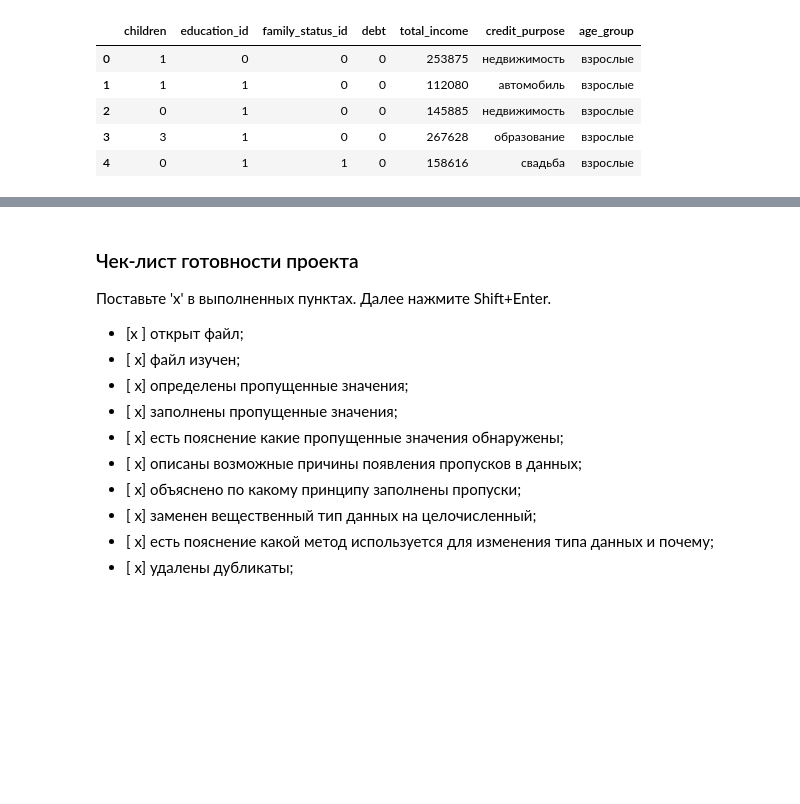
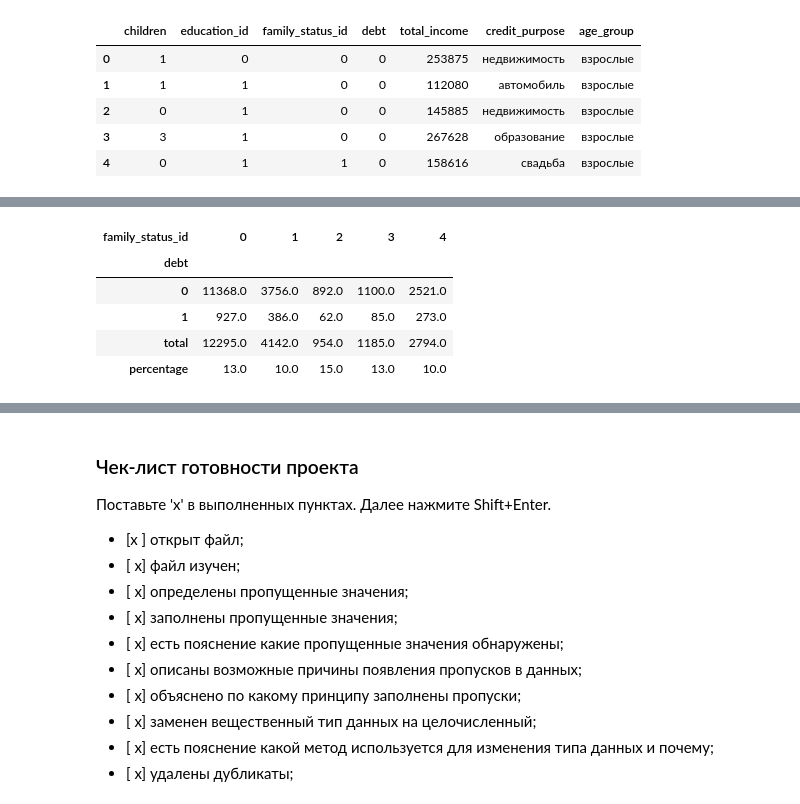
Before and after one commit to TinaMontana44/TM44, a Jupyter notebook: 1st/first.ipynb, the cells around one changed output, grey strips where cells are left out. Drawn from its saved outputs; the diff is of its cells as text; code cells hidden in the pictures; blank space fills up the shorter version.

```diff
--- a/1st/first.ipynb
+++ b/1st/first.ipynb
@@ -669,8 +669,9 @@ data_sort.head()
 | 3 | 3 | 1 | 0 | 0 | 267628 | образование | взрослые |
 | 4 | 0 | 1 | 1 | 0 | 158616 | свадьба | взрослые |
 # %%
-data_pivot = data_sort.pivot_table(index=['debt'], columns='family_status_id', values='children', aggfunc='count')
-print(data_pivot.head(10))
+data_family = data_sort.pivot_table(index=['debt'], columns='family_status_id', values='children', aggfunc='count')
+data_pivot
+data_family.reset_index(drop=True)
 #мы создали сводную таблицу
-# затемпосчитаем данные в процентном соотношении
+#затем посчитаем данные в процентном соотношении
 # %% [output]
@@ -686,0 +681,3 @@ data_pivot.reset_index(drop=True)
+# %%
+data_family.loc['total'] = data_family.loc[0] + data_family.loc[1]
+data_family
@@ -686,0 +690,10 @@ data_pivot.reset_index(drop=True)
+# %%
+data_family.loc['percentage'] = (data_family.loc['total'] / data_family.loc[1]).astype(int)
+data_family
+# %% [output]
+| family_status_id | 0 | 1 | 2 | 3 | 4 |
+| debt |  |  |  |  |  |
+| 0 | 11368.0 | 3756.0 | 892.0 | 1100.0 | 2521.0 |
+| 1 | 927.0 | 386.0 | 62.0 | 85.0 | 273.0 |
+| total | 12295.0 | 4142.0 | 954.0 | 1185.0 | 2794.0 |
+| percentage | 13.0 | 10.0 | 15.0 | 13.0 | 10.0 |
```
Also changed, not shown: parts of 21 cells of this notebook.
